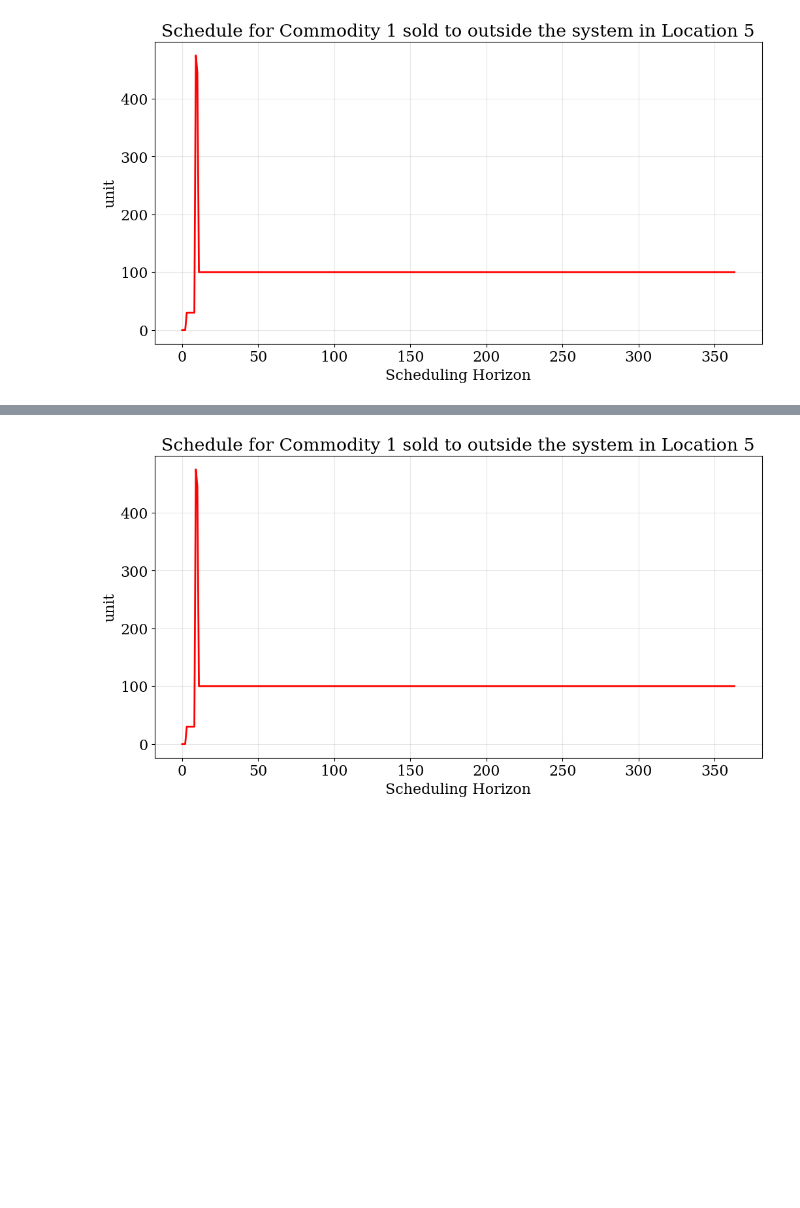
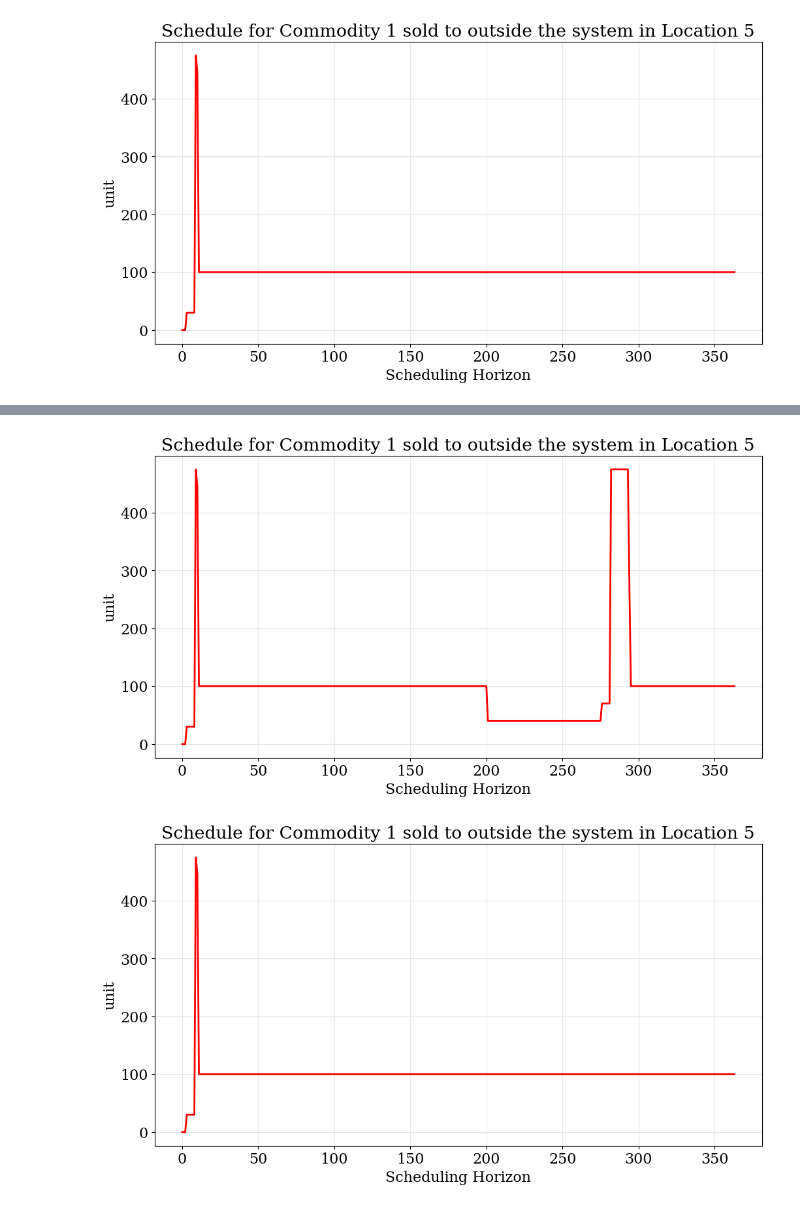
Before and after one commit to shivamvedant/energiapy, a Jupyter notebook: docs/notebooks/supply chain/IRF manuscript/readControl_HPRC.ipynb, the cells around one changed output, grey strips where cells are left out. Drawn from its saved outputs; the diff is of its cells as text; code cells hidden in the pictures; blank space fills up the shorter version.

```diff
--- a/docs/notebooks/supply chain/IRF manuscript/readControl_HPRC.ipynb
+++ b/docs/notebooks/supply chain/IRF manuscript/readControl_HPRC.ipynb
@@ -123,4 +123,10 @@ with open(f'control/cl_step4_ControlResults_Backlog.pkl', 'rb') as file:
 # %%
 with open(f'control/cl_step3_ControlResults_Backlog_sd_ncl_des.pkl', 'rb') as file:
     cl_step3_sd_ncl_des_load_results = pickle.load(file)
+# %%
+with open(f'control/cl_step2_ControlResults_Backlog_res1.pkl', 'rb') as file:
+    cl_step2_res1_load_results = pickle.load(file)
+# %%
+with open(f'control/cl_step2_ControlResults_Backlog_res1_ncl_des.pkl', 'rb') as file:
+    cl_step2_res1_ncl_des_load_results = pickle.load(file)
 # %%
@@ -247,3 +253,7 @@ plot_results.schedule(results=cl_step2_ncl_des_load_results, y_axis='S', compone
+# %%
+plot_results.schedule(results=cl_step2_res1_ncl_des_load_results, y_axis='S', component='com1_sold', location='loc5', color='red')
+# %% [output]
+[figure, added]
 # %%
 plot_results.schedule(results=cl_step3_load_results, y_axis='S', component='com1_sold', location='loc5', color='red')
 # %% [output]
```
Also changed, not shown: parts of 14 cells of this notebook, 1 other file.
